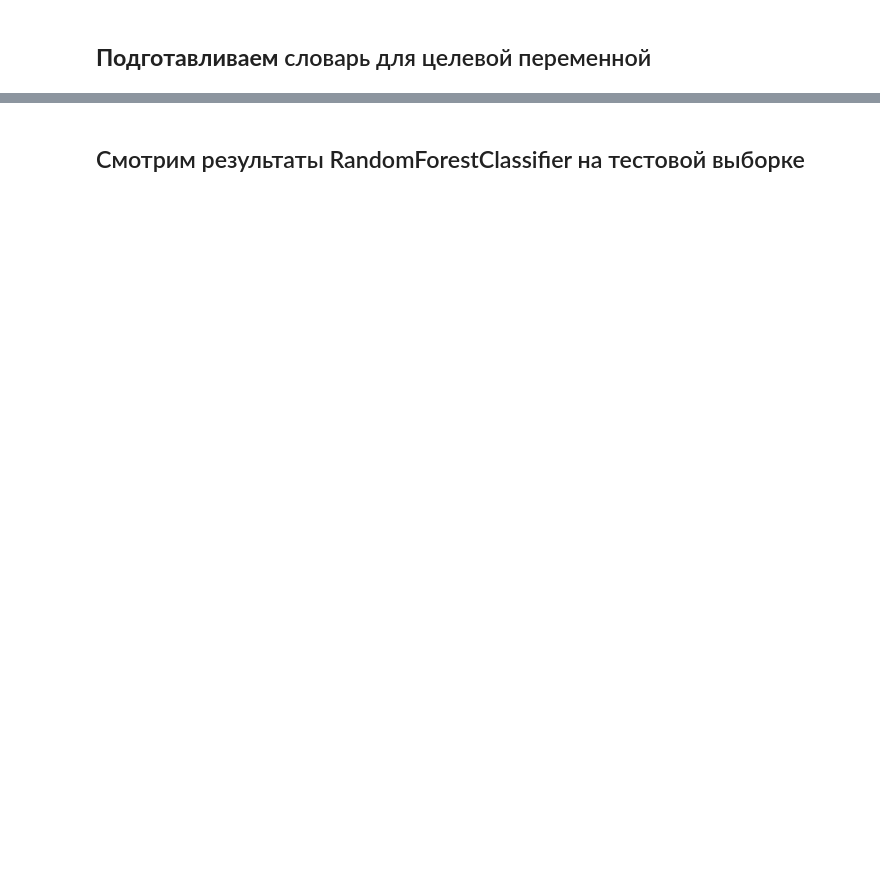
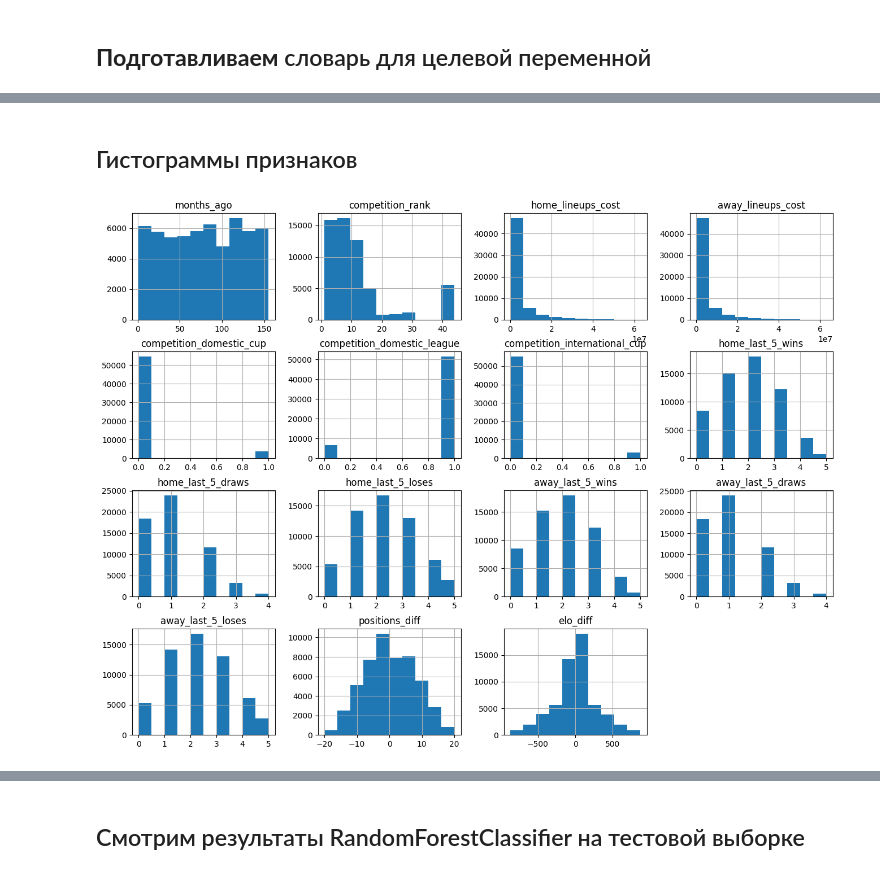
Before and after one commit to konstantin-larin/football-predictor, a Jupyter notebook: Football_Predictor_RCF.ipynb, the cells around one changed output, grey strips where cells are left out. Cells and saved outputs as stored; diff of their text form; code cells hidden in the pictures; blank space fills up the shorter version.

```diff
--- a/Football_Predictor_RCF.ipynb
+++ b/Football_Predictor_RCF.ipynb
@@ -829,0 +800,7 @@ away_strength         float64
+# %% [markdown]
+## Гистограммы признаков
+# %%
+data.hist(figsize=(16, 12))
+print()
+# %% [output]
+[figure, added]
```
Also changed, not shown: parts of 51 cells of this notebook.
